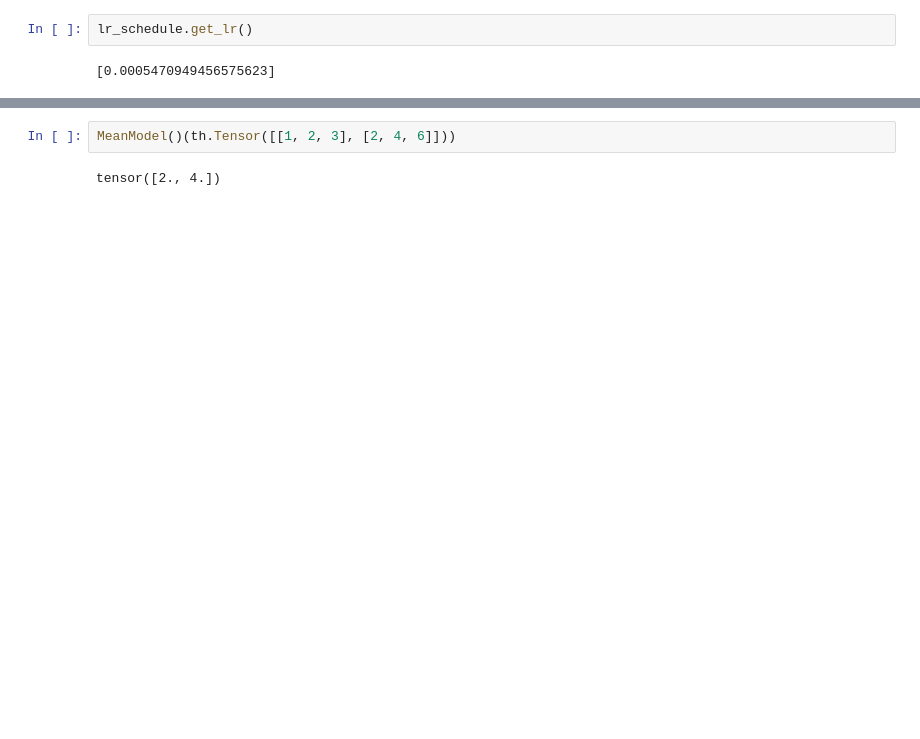
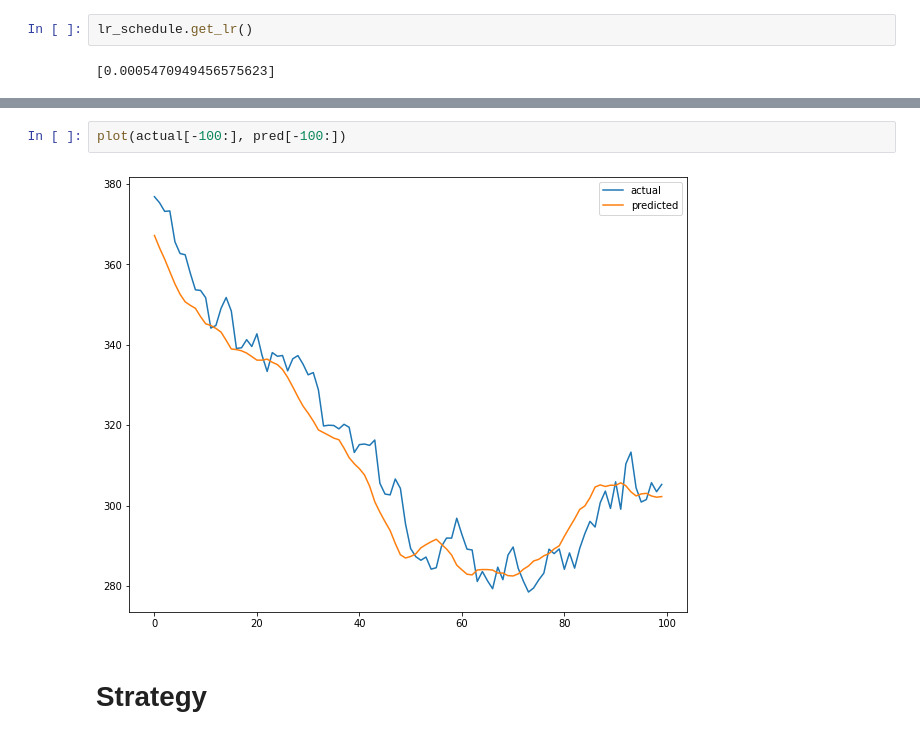
Before and after one commit to zetaqubit/trading, a Jupyter notebook: notebooks/single_stock_model.ipynb, the cells around one changed output, grey strips where cells are left out. Drawn from its saved outputs; the diff is of its cells as text; blank space fills up the shorter version.

```diff
--- a/notebooks/single_stock_model.ipynb
+++ b/notebooks/single_stock_model.ipynb
@@ -181,4 +196,6 @@ Avg loss: 5583.202747344971
-# %%
-MeanModel()(th.Tensor([[1, 2, 3], [2, 4, 6]]))
-# %% [output]
-tensor([2., 4.])
+# %%
+plot(actual[-100:], pred[-100:])
+# %% [output]
+[figure, added]
+# %% [markdown]
+# Strategy
```
Also changed, not shown: parts of 21 cells of this notebook.
